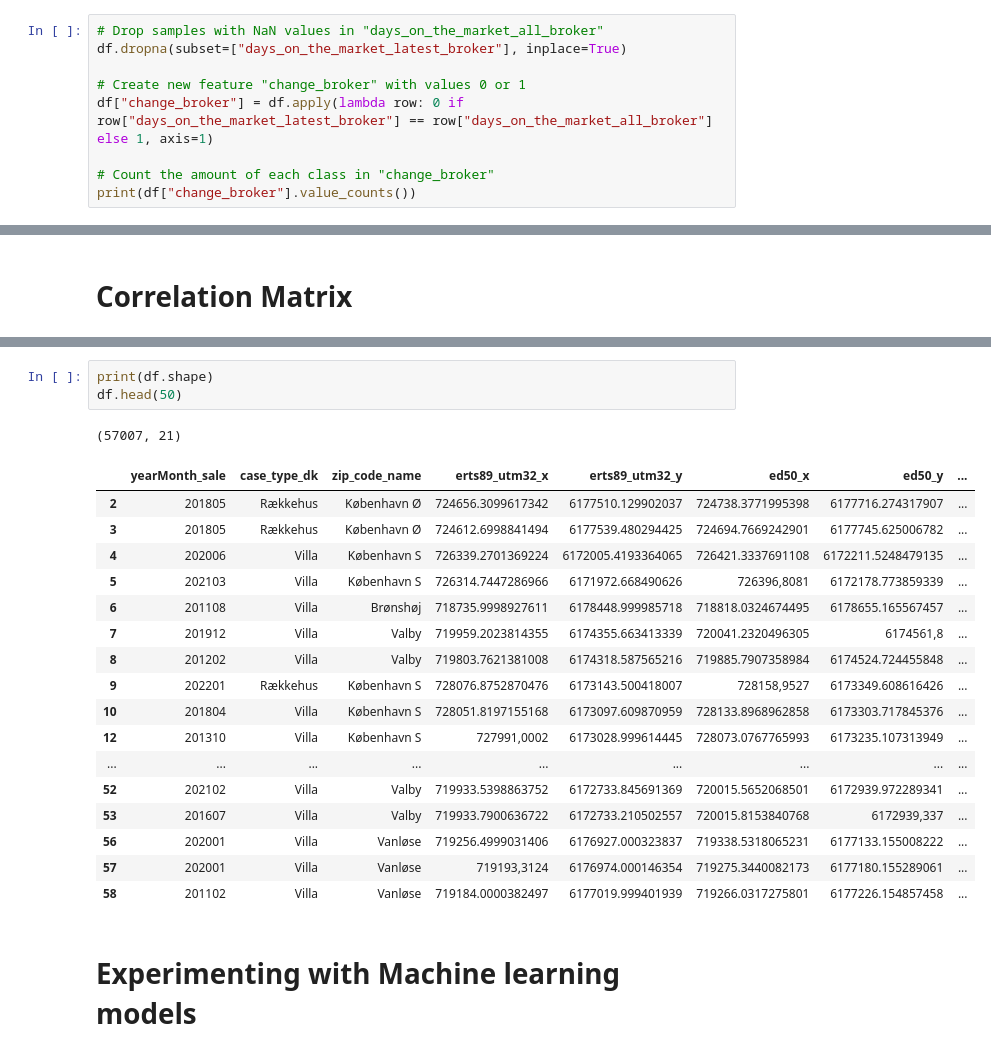
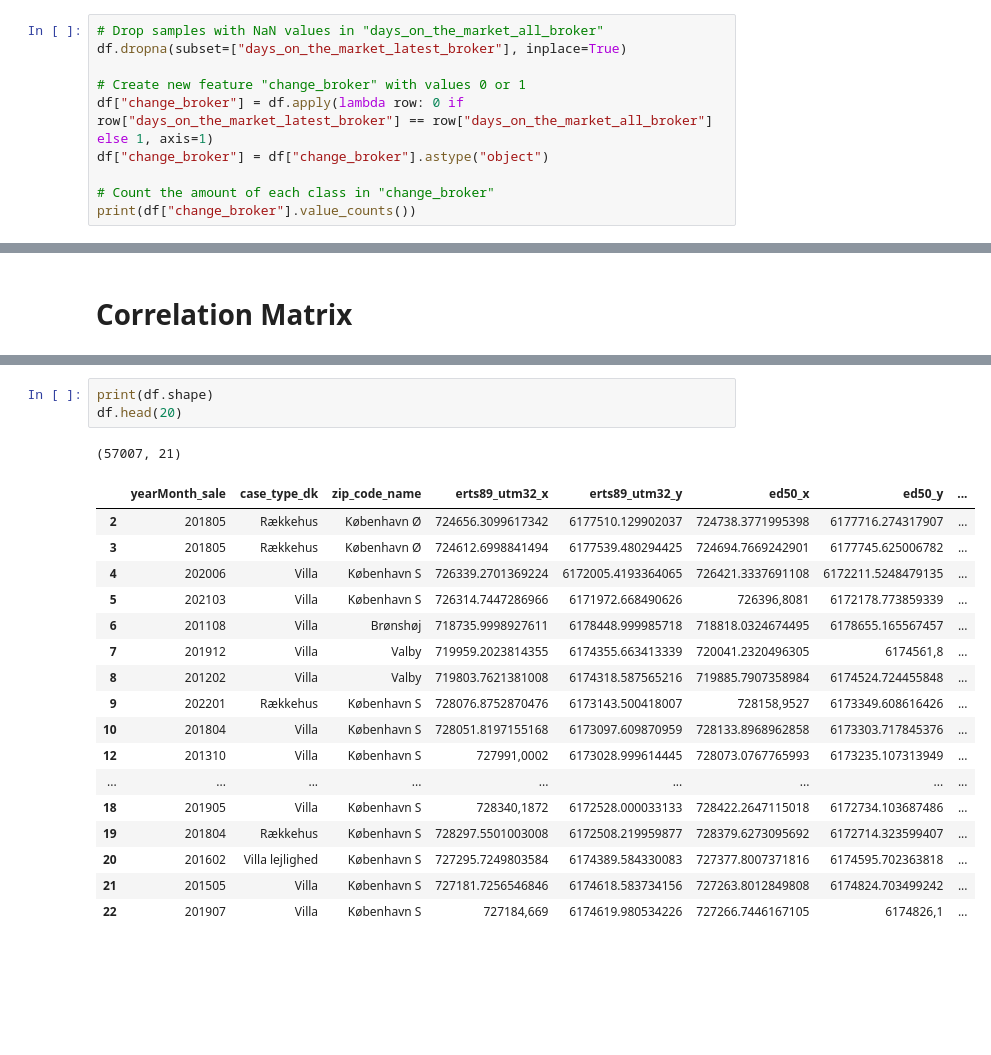
Before and after one commit to FontanaPedro/DBA-Project, a Jupyter notebook: Code_Exploratory Data Anal. & Pre-Processing.ipynb, the cells around one changed output, grey strips where cells are left out. Cells and saved outputs as stored; diff of their text form; blank space fills up the shorter version.

Commit message:
models

```diff
--- a/Code_Exploratory Data Anal. & Pre-Processing.ipynb
+++ b/Code_Exploratory Data Anal. & Pre-Processing.ipynb
@@ -409,6 +425,7 @@ df.dropna(subset=["days_on_the_market_latest_broker"], inplace=True)
 
 # Create new feature "change_broker" with values 0 or 1
 df["change_broker"] = df.apply(lambda row: 0 if row["days_on_the_market_latest_broker"] == row["days_on_the_market_all_broker"] else 1, axis=1)
+df["change_broker"] = df["change_broker"].astype("object")
 
 # Count the amount of each class in "change_broker"
 print(df["change_broker"].value_counts())
@@ -573,24 +592,22 @@ sns.heatmap(corr_matrix, annot=True, cmap="coolwarm")
 # %%
 print(df.shape)
-df.head(50)
+df.head(20)
 # %% [output]
 (57007, 21)
 |  | yearMonth_sale | case_type_dk | zip_code_name | erts89_utm32_x | erts89_utm32_y | ed50_x | ed50_y | ... |
 | 2 | 201805 | Rækkehus | København Ø | 724656.3099617342 | 6177510.129902037 | 724738.3771995398 | 6177716.274317907 | ... |
 | 3 | 201805 | Rækkehus | København Ø | 724612.6998841494 | 6177539.480294425 | 724694.7669242901 | 6177745.625006782 | ... |
 | 4 | 202006 | Villa | København S | 726339.2701369224 | 6172005.4193364065 | 726421.3337691108 | 6172211.5248479135 | ... |
 | 5 | 202103 | Villa | København S | 726314.7447286966 | 6171972.668490626 | 726396,8081 | 6172178.773859339 | ... |
 | 6 | 201108 | Villa | Brønshøj | 718735.9998927611 | 6178448.999985718 | 718818.0324674495 | 6178655.165567457 | ... |
 | 7 | 201912 | Villa | Valby | 719959.2023814355 | 6174355.663413339 | 720041.2320496305 | 6174561,8 | ... |
 | 8 | 201202 | Villa | Valby | 719803.7621381008 | 6174318.587565216 | 719885.7907358984 | 6174524.724455848 | ... |
 | 9 | 202201 | Rækkehus | København S | 728076.8752870476 | 6173143.500418007 | 728158,9527 | 6173349.608616426 | ... |
 | 10 | 201804 | Villa | København S | 728051.8197155168 | 6173097.609870959 | 728133.8968962858 | 6173303.717845376 | ... |
 | 12 | 201310 | Villa | København S | 727991,0002 | 6173028.999614445 | 728073.0767765993 | 6173235.107313949 | ... |
 | ... | ... | ... | ... | ... | ... | ... | ... | ... |
-| 52 | 202102 | Villa | Valby | 719933.5398863752 | 6172733.845691369 | 720015.5652068501 | 6172939.972289341 | ... |
-| 53 | 201607 | Villa | Valby | 719933.7900636722 | 6172733.210502557 | 720015.8153840768 | 6172939,337 | ... |
-| 56 | 202001 | Villa | Vanløse | 719256.4999031406 | 6176927.000323837 | 719338.5318065231 | 6177133.155008222 | ... |
-| 57 | 202001 | Villa | Vanløse | 719193,3124 | 6176974.000146354 | 719275.3440082173 | 6177180.155289061 | ... |
-| 58 | 201102 | Villa | Vanløse | 719184.0000382497 | 6177019.999401939 | 719266.0317275801 | 6177226.154857458 | ... |
+| 18 | 201905 | Villa | København S | 728340,1872 | 6172528.000033133 | 728422.2647115018 | 6172734.103687486 | ... |
+| 19 | 201804 | Rækkehus | København S | 728297.5501003008 | 6172508.219959877 | 728379.6273095692 | 6172714.323599407 | ... |
+| 20 | 201602 | Villa lejlighed | København S | 727295.7249803584 | 6174389.584330083 | 727377.8007371816 | 6174595.702363818 | ... |
+| 21 | 201505 | Villa | København S | 727181.7256546846 | 6174618.583734156 | 727263.8012849808 | 6174824.703499242 | ... |
+| 22 | 201907 | Villa | København S | 727184,669 | 6174619.980534226 | 727266.7446167105 | 6174826,1 | ... |
-# %% [markdown]
-# Experimenting with Machine learning models
```
Also changed, not shown: parts of 11 cells of this notebook, 4 other files.
